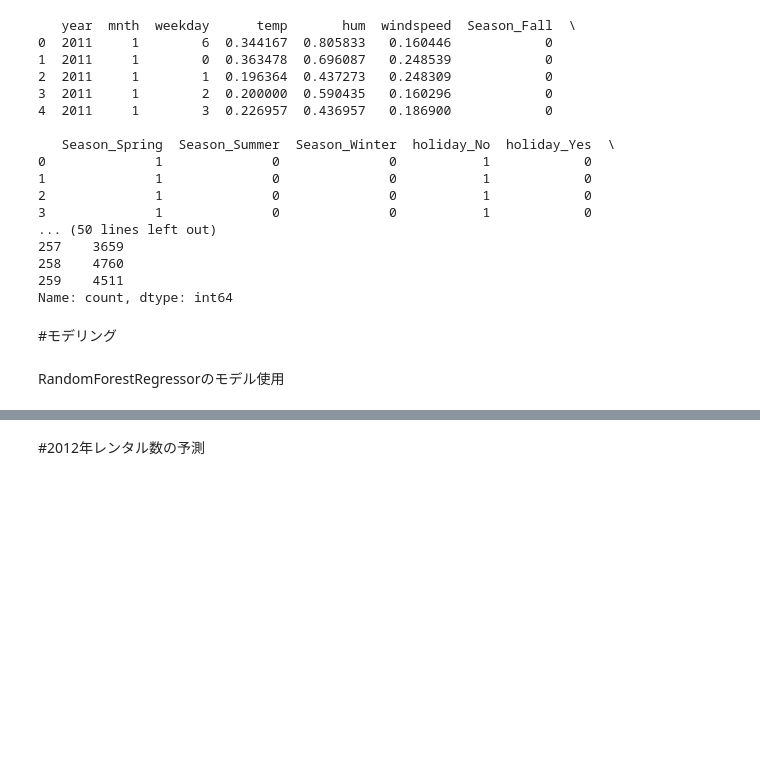
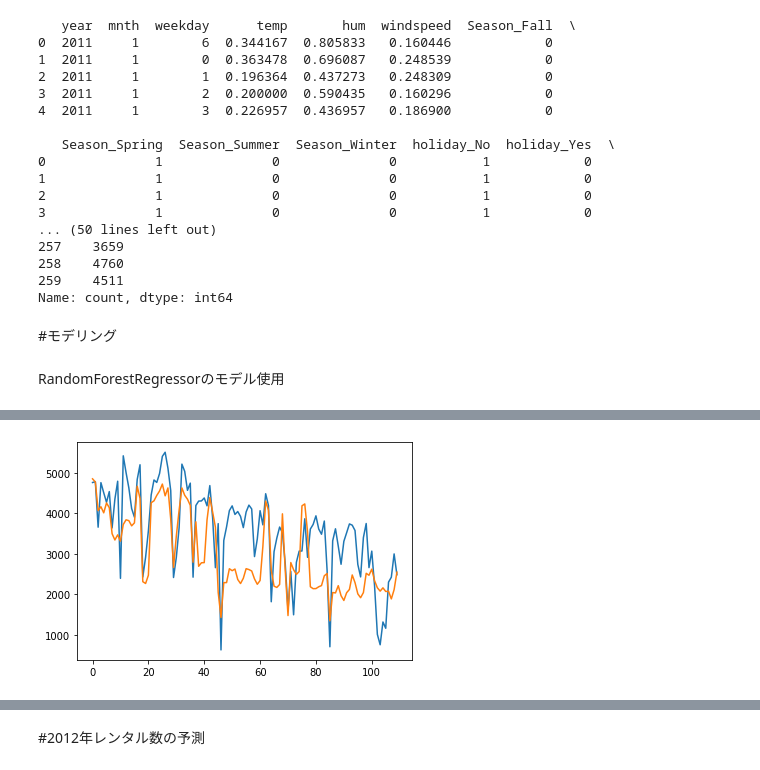
Before and after one commit to kaigitt/GoogleColab, a Jupyter notebook: 【砂川快斗】教師あり学習の演習_editor_ipynb_のコピー.ipynb, the cells around one changed output, grey strips where cells are left out. Saved outputs shown, nothing was run; the diff lists cells and outputs as text; code cells hidden in the pictures; blank space fills up the shorter version.

```diff
--- a/【砂川快斗】教師あり学習の演習_editor_ipynb_のコピー.ipynb
+++ b/【砂川快斗】教師あり学習の演習_editor_ipynb_のコピー.ipynb
@@ -287,10 +394,12 @@ plt.show()
 # %%
 plt.figure()
 #予測値
-plt.plot(y_test.reset_index())
+plt.plot(y_test.reset_index(drop=True))
 #実測値
 plt.plot(y_pred)
 plt.show()
+# %% [output]
+[figure, added]
 # %%
 #MAPEでの評価
 from sklearn.metrics import mean_absolute_percentage_error
```
Also changed, not shown: parts of 28 cells of this notebook.
